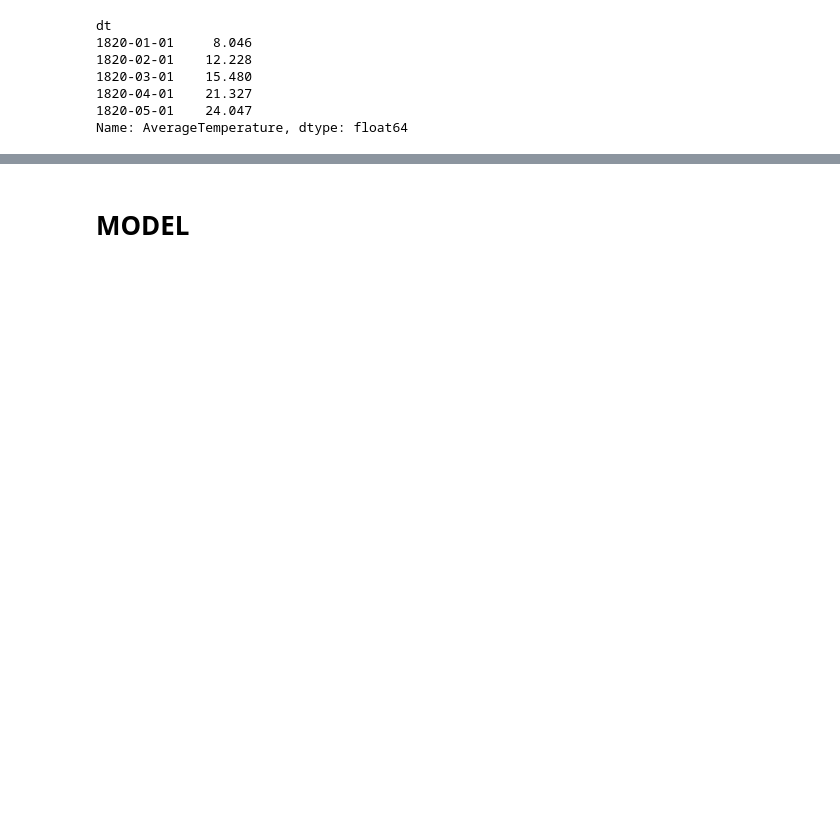
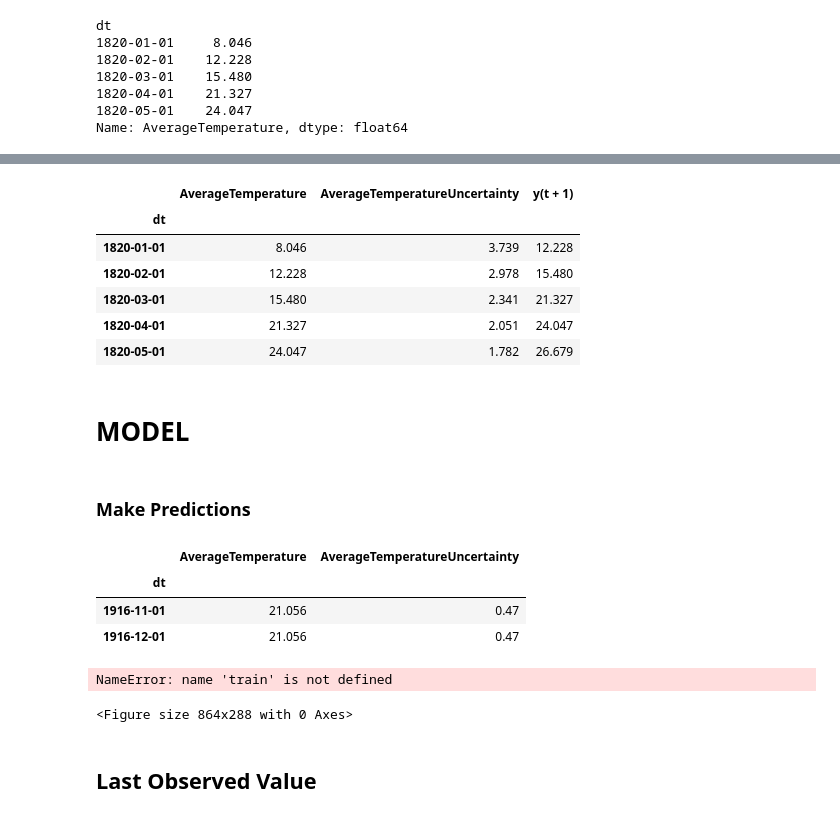
Before and after one commit to GabbyBarajasBroussard/climate-change-exercise, a Jupyter notebook: workbook.ipynb, the cells around one changed output, grey strips where cells are left out. Cells and saved outputs as stored; diff of their text form; code cells hidden in the pictures; blank space fills up the shorter version.

```diff
--- a/workbook.ipynb
+++ b/workbook.ipynb
@@ -165,2 +178,35 @@ ax.set(title='Average Temperature by Month', xlabel='Month', ylabel='Temp (C)')
+# %%
+train.head()
+# %% [output]
+|  | AverageTemperature | AverageTemperatureUncertainty | y(t + 1) |
+| dt |  |  |  |
+| 1820-01-01 | 8.046 | 3.739 | 12.228 |
+| 1820-02-01 | 12.228 | 2.978 | 15.480 |
+| 1820-03-01 | 15.480 | 2.341 | 21.327 |
+| 1820-04-01 | 21.327 | 2.051 | 24.047 |
+| 1820-05-01 | 24.047 | 1.782 | 26.679 |
 # %% [markdown]
 # MODEL
+# %% [markdown]
+### Make Predictions
+# %%
+avg_temp = train['AverageTemperature'][-1:][0]
+avg_temp_unc = train['AverageTemperatureUncertainty'][-1:][0]
+
+yhat_df = pd.DataFrame({'AverageTemperature': [avg_temp], 'AverageTemperatureUncertainty': [avg_temp_unc]},
+                       index = validate.index)
+
+yhat_df.head(2)
+# %% [output]
+|  | AverageTemperature | AverageTemperatureUncertainty |
+| dt |  |  |
+| 1916-11-01 | 21.056 | 0.47 |
+| 1916-12-01 | 21.056 | 0.47 |
+# %%
+for col in train.columns:
+    plot_and_eval(col)
+# %% [output]
+NameError: name 'train' is not defined
+<Figure size 864x288 with 0 Axes>
+# %% [markdown]
+## Last Observed Value
```
Also changed, not shown: parts of 8 cells of this notebook.
